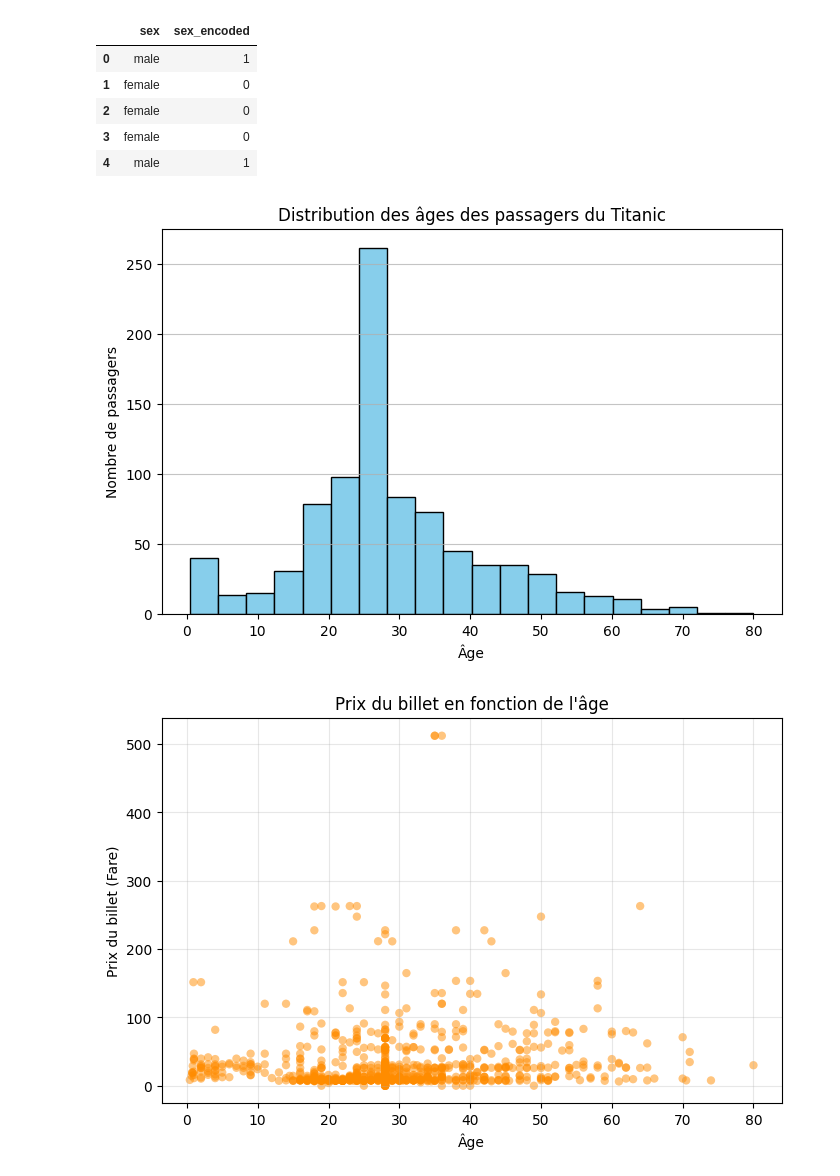
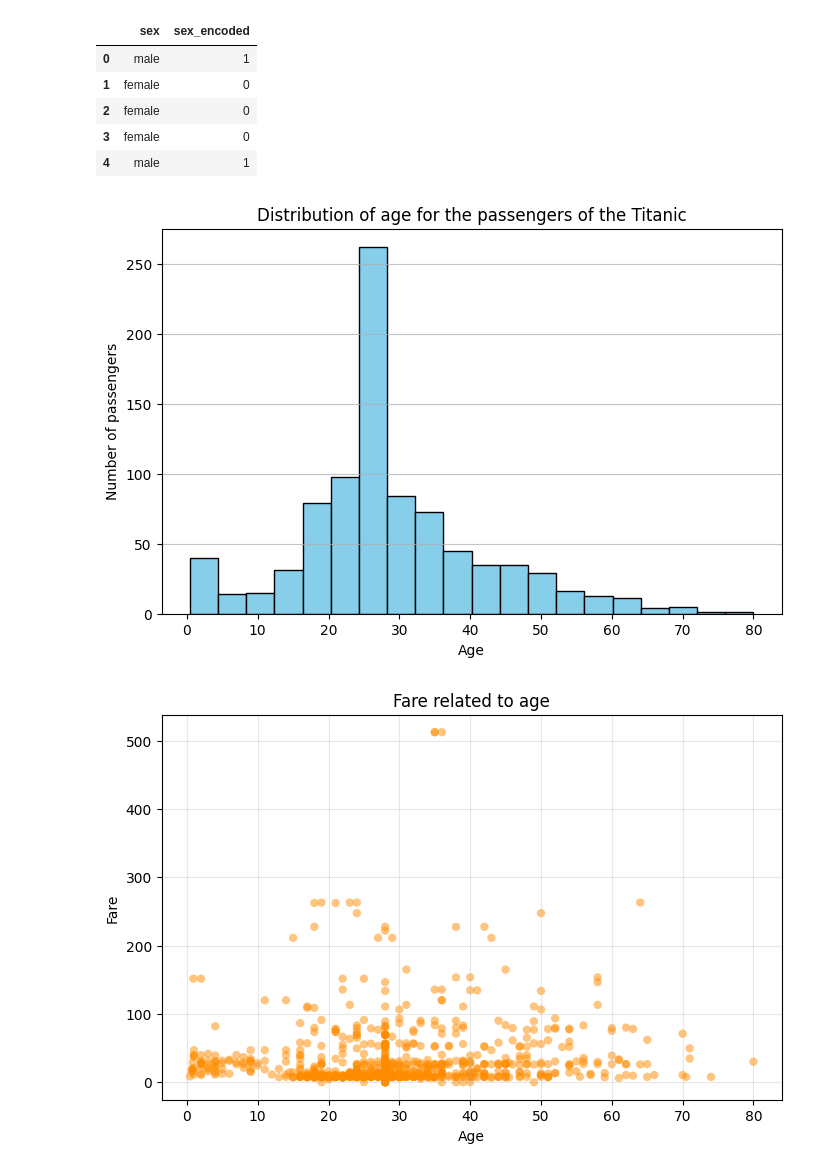
Before and after one commit to ShahJahan-del/ai-intern-week01, a Jupyter notebook: titanic_eda.ipynb, the cells around one changed output. Saved outputs shown, nothing was run; the diff lists cells and outputs as text; code cells hidden in the pictures.

```diff
--- a/titanic_eda.ipynb
+++ b/titanic_eda.ipynb
@@ -95,25 +155,25 @@ df[['sex', 'sex_encoded']].head()
 # %%
 import matplotlib.pyplot as plt
 
-# 1. Histogramme de l'âge des passagers
+# 1. Age histogram
 plt.figure(figsize=(8, 5))
 plt.hist(df['age'], bins=20, color='skyblue', edgecolor='black')
-plt.title('Distribution des âges des passagers du Titanic')
-plt.xlabel('Âge')
-plt.ylabel('Nombre de passagers')
+plt.title('Distribution of age for the passengers of the Titanic')
+plt.xlabel('Age')
+plt.ylabel('Number of passengers')
 plt.grid(axis='y', alpha=0.75)
-plt.savefig('histogram_age.png')  # Sauvegarde automatique en PNG
+plt.savefig('histogram_age.png')  # Save file as PNG
 plt.show()
 
-# 2. Scatter plot (Nuage de points) : Prix du billet (Fare) vs Âge
+# 2. Scatter plot (cloud of points) : Fare vs Age
 plt.figure(figsize=(8, 5))
 plt.scatter(df['age'], df['fare'], alpha=0.5, color='darkorange', edgecolor='none')
-plt.title('Prix du billet en fonction de l\'âge')
-plt.xlabel('Âge')
-plt.ylabel('Prix du billet (Fare)')
+plt.title('Fare related to age')
+plt.xlabel('Age')
+plt.ylabel('Fare')
 plt.grid(True, alpha=0.3)
-plt.savefig('scatter_fare_vs_age.png')  # Sauvegarde automatique en PNG
+plt.savefig('scatter_fare_vs_age.png')  # Save file as PNG
 plt.show()
 # %% [output]
-[figure, old version]
+[figure, new version]
-[figure, old version]
+[figure, new version]
```
Also changed, not shown: parts of 6 cells of this notebook, 5 other files.
